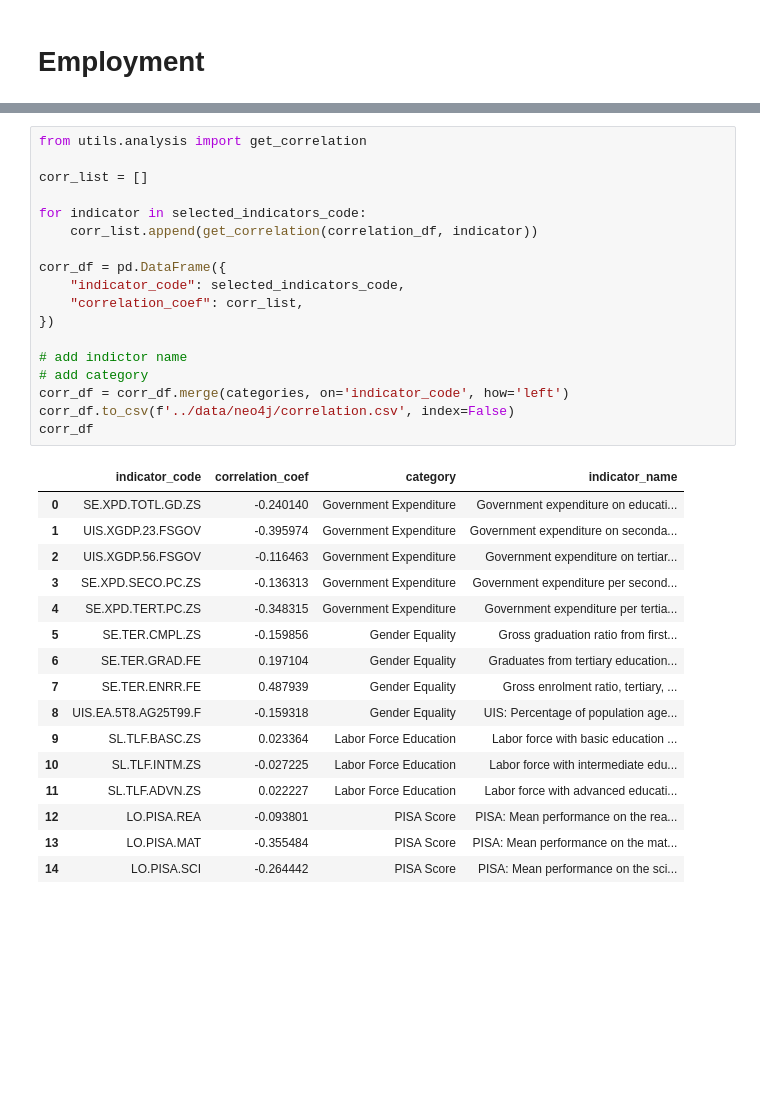
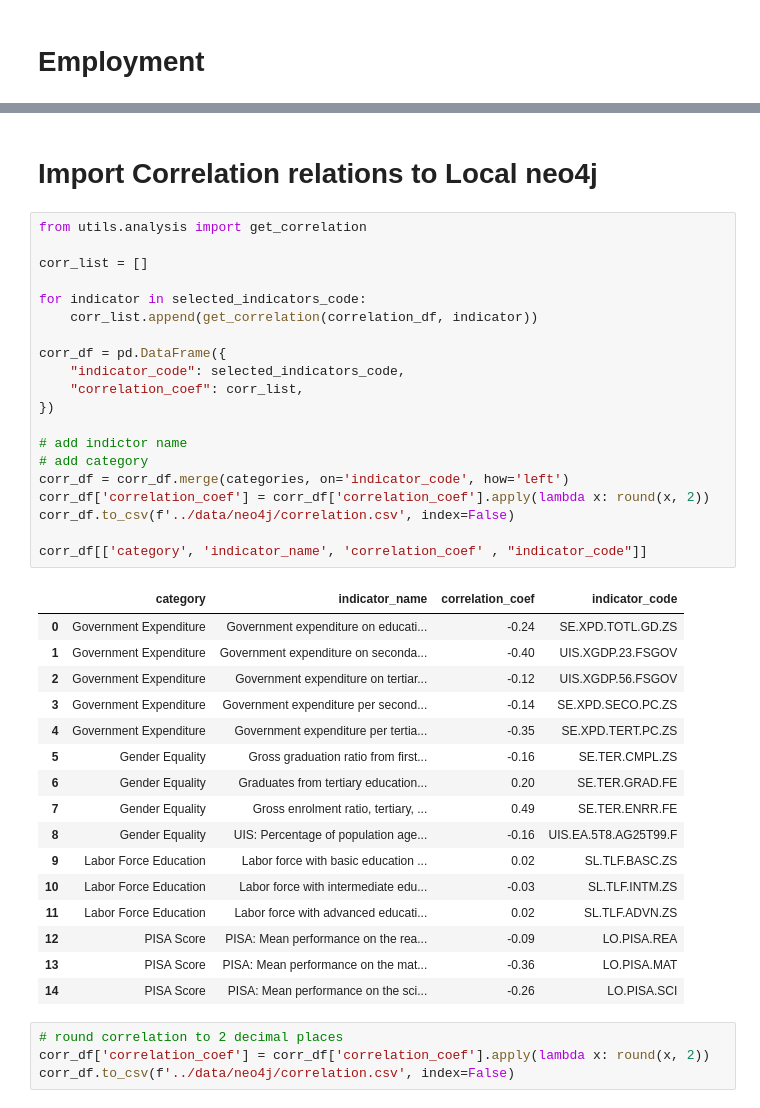
Before and after one commit to gitkeniwo/knowledge-engineering-course-project, a Jupyter notebook: notebooks/data-preparation.ipynb, the cells around one changed output, grey strips where cells are left out. Drawn from its saved outputs; the diff is of its cells as text; blank space fills up the shorter version.

```diff
--- a/notebooks/data-preparation.ipynb
+++ b/notebooks/data-preparation.ipynb
@@ -235,36 +235,44 @@ correlation_df
 270 rows × 11 columns
+# %% [markdown]
+# Import Correlation relations to Local neo4j
 # %%
 from utils.analysis import get_correlation
 
 corr_list = []
 
 for indicator in selected_indicators_code:
     corr_list.append(get_correlation(correlation_df, indicator))
 
 corr_df = pd.DataFrame({
     "indicator_code": selected_indicators_code,
     "correlation_coef": corr_list,
 })
 
 # add indictor name
 # add category
 corr_df = corr_df.merge(categories, on='indicator_code', how='left')
+corr_df['correlation_coef'] = corr_df['correlation_coef'].apply(lambda x: round(x, 2))
 corr_df.to_csv(f'../data/neo4j/correlation.csv', index=False)
-corr_df
+
+corr_df[['category', 'indicator_name', 'correlation_coef' , "indicator_code"]]
 # %% [output]
-|  | indicator_code | correlation_coef | category | indicator_name |
-| 0 | SE.XPD.TOTL.GD.ZS | -0.240140 | Government Expenditure | Government expenditure on educati... |
-| 1 | UIS.XGDP.23.FSGOV | -0.395974 | Government Expenditure | Government expenditure on seconda... |
-| 2 | UIS.XGDP.56.FSGOV | -0.116463 | Government Expenditure | Government expenditure on tertiar... |
-| 3 | SE.XPD.SECO.PC.ZS | -0.136313 | Government Expenditure | Government expenditure per second... |
-| 4 | SE.XPD.TERT.PC.ZS | -0.348315 | Government Expenditure | Government expenditure per tertia... |
-| 5 | SE.TER.CMPL.ZS | -0.159856 | Gender Equality | Gross graduation ratio from first... |
-| 6 | SE.TER.GRAD.FE | 0.197104 | Gender Equality | Graduates from tertiary education... |
-| 7 | SE.TER.ENRR.FE | 0.487939 | Gender Equality | Gross enrolment ratio, tertiary, ... |
-| 8 | UIS.EA.5T8.AG25T99.F | -0.159318 | Gender Equality | UIS: Percentage of population age... |
-| 9 | SL.TLF.BASC.ZS | 0.023364 | Labor Force Education | Labor force with basic education ... |
-| 10 | SL.TLF.INTM.ZS | -0.027225 | Labor Force Education | Labor force with intermediate edu... |
-| 11 | SL.TLF.ADVN.ZS | 0.022227 | Labor Force Education | Labor force with advanced educati... |
-| 12 | LO.PISA.REA | -0.093801 | PISA Score | PISA: Mean performance on the rea... |
-| 13 | LO.PISA.MAT | -0.355484 | PISA Score | PISA: Mean performance on the mat... |
-| 14 | LO.PISA.SCI | -0.264442 | PISA Score | PISA: Mean performance on the sci... |
+|  | category | indicator_name | correlation_coef | indicator_code |
+| 0 | Government Expenditure | Government expenditure on educati... | -0.24 | SE.XPD.TOTL.GD.ZS |
+| 1 | Government Expenditure | Government expenditure on seconda... | -0.40 | UIS.XGDP.23.FSGOV |
+| 2 | Government Expenditure | Government expenditure on tertiar... | -0.12 | UIS.XGDP.56.FSGOV |
+| 3 | Government Expenditure | Government expenditure per second... | -0.14 | SE.XPD.SECO.PC.ZS |
+| 4 | Government Expenditure | Government expenditure per tertia... | -0.35 | SE.XPD.TERT.PC.ZS |
+| 5 | Gender Equality | Gross graduation ratio from first... | -0.16 | SE.TER.CMPL.ZS |
+| 6 | Gender Equality | Graduates from tertiary education... | 0.20 | SE.TER.GRAD.FE |
+| 7 | Gender Equality | Gross enrolment ratio, tertiary, ... | 0.49 | SE.TER.ENRR.FE |
+| 8 | Gender Equality | UIS: Percentage of population age... | -0.16 | UIS.EA.5T8.AG25T99.F |
+| 9 | Labor Force Education | Labor force with basic education ... | 0.02 | SL.TLF.BASC.ZS |
+| 10 | Labor Force Education | Labor force with intermediate edu... | -0.03 | SL.TLF.INTM.ZS |
+| 11 | Labor Force Education | Labor force with advanced educati... | 0.02 | SL.TLF.ADVN.ZS |
+| 12 | PISA Score | PISA: Mean performance on the rea... | -0.09 | LO.PISA.REA |
+| 13 | PISA Score | PISA: Mean performance on the mat... | -0.36 | LO.PISA.MAT |
+| 14 | PISA Score | PISA: Mean performance on the sci... | -0.26 | LO.PISA.SCI |
+# %%
+# round correlation to 2 decimal places
+corr_df['correlation_coef'] = corr_df['correlation_coef'].apply(lambda x: round(x, 2))
+corr_df.to_csv(f'../data/neo4j/correlation.csv', index=False)
```
Also changed, not shown: parts of 6 cells of this notebook, 1 other file.
